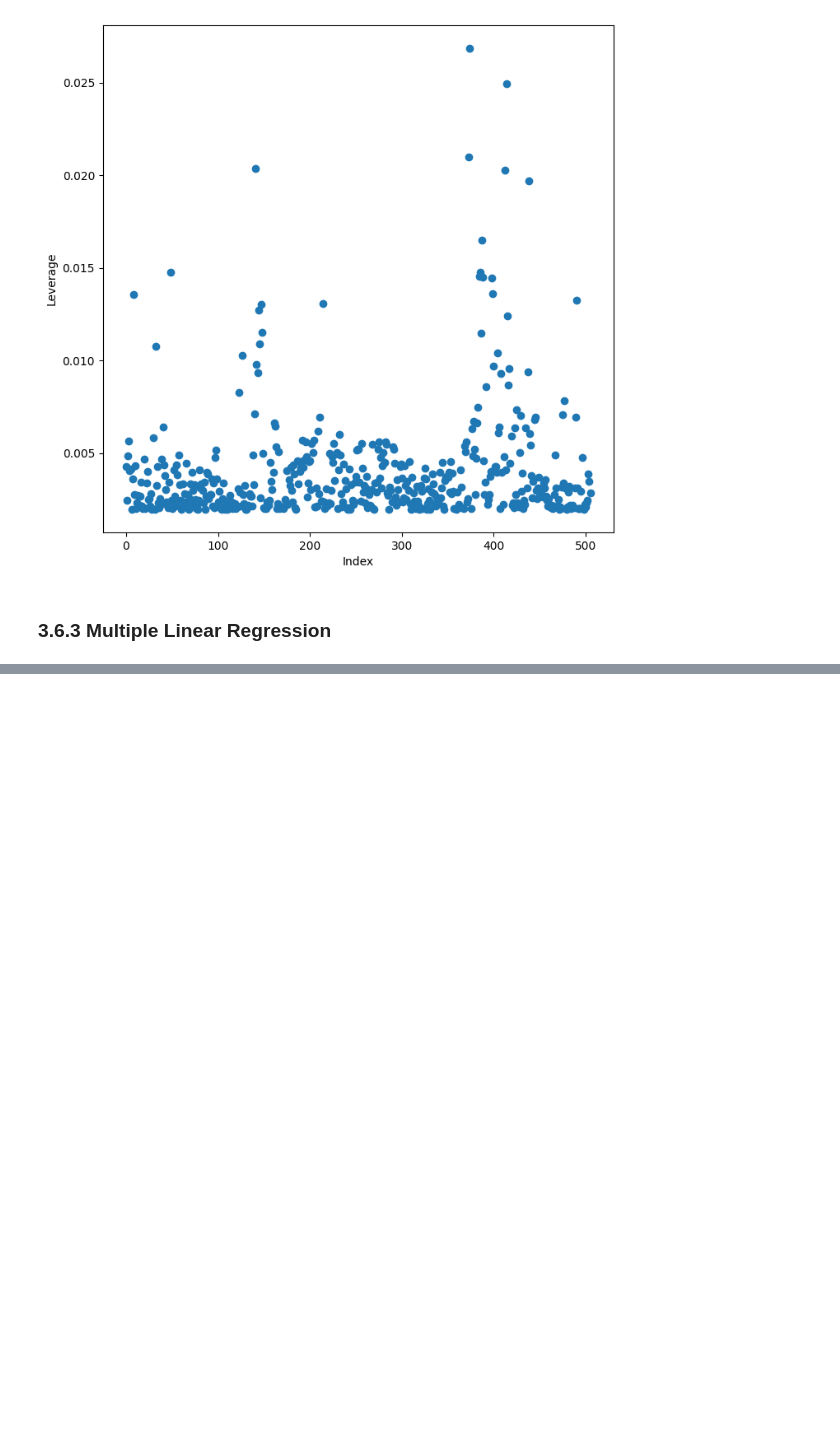
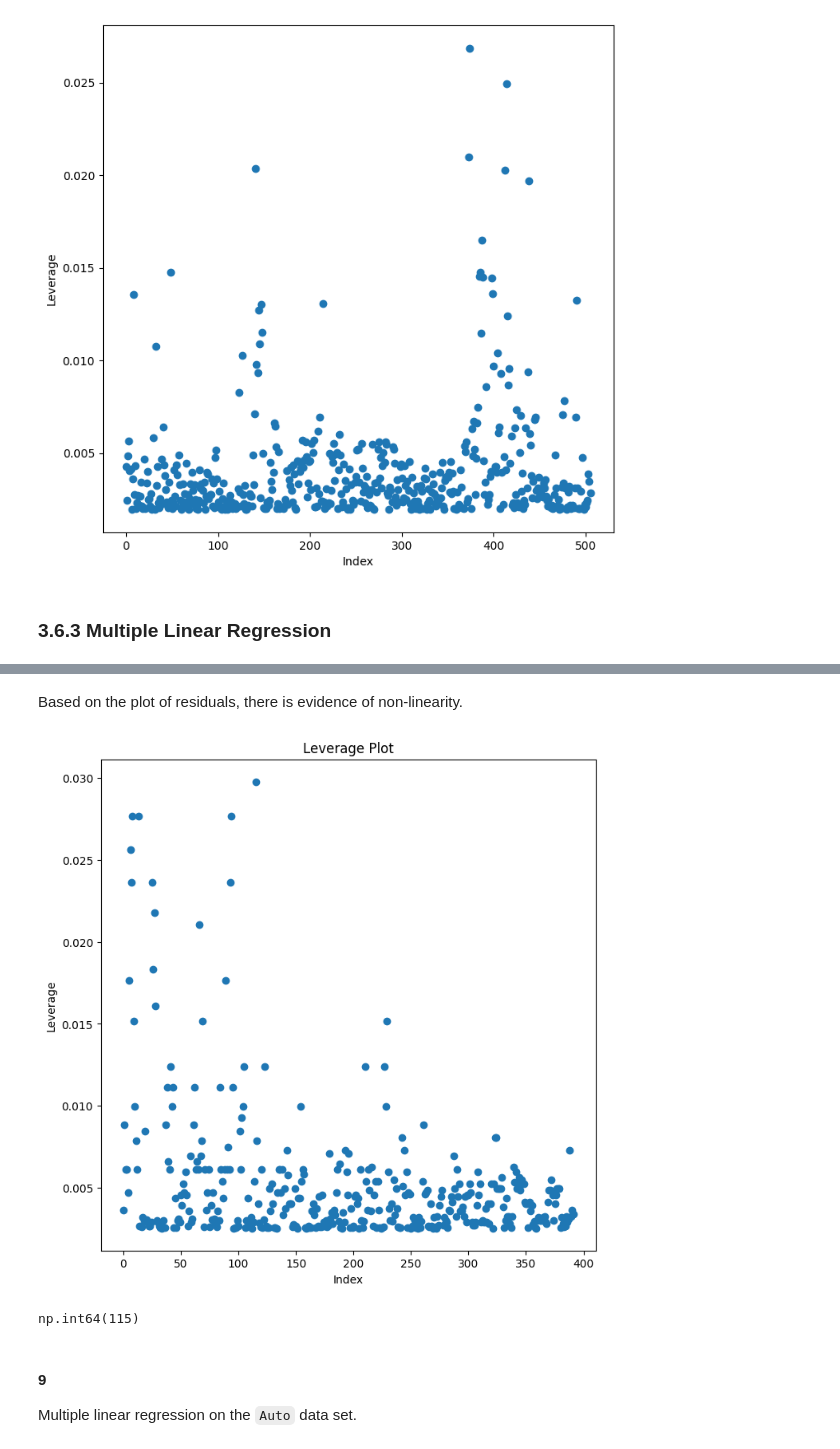
Before and after one commit to darmendariz/isl-python, a Jupyter notebook: 03_linear_regression.ipynb, the cells around one changed output, grey strips where cells are left out. Cells and saved outputs as stored; diff of their text form; code cells hidden in the pictures; blank space fills up the shorter version.

```diff
--- a/03_linear_regression.ipynb
+++ b/03_linear_regression.ipynb
@@ -479,0 +692,19 @@ np.int64(374)
+# %% [markdown]
+Based on the plot of residuals, there is evidence of non-linearity.
+# %%
+infl = results.get_influence()
+ax = plt.subplots(figsize=(8,8))[1]
+ax.scatter(np.arange(X.shape[0]), infl.hat_matrix_diag)
+ax.set_xlabel('Index')
+ax.set_ylabel('Leverage')
+ax.set_title('Leverage Plot')
+plt.show()
+# %% [output]
+[figure, added]
+# %%
+np.argmax(infl.hat_matrix_diag)
+# %% [output]
+np.int64(115)
+# %% [markdown]
+#### 9
+Multiple linear regression on the `Auto` data set.
```
Also changed, not shown: parts of 50 cells of this notebook, 2 other files.
